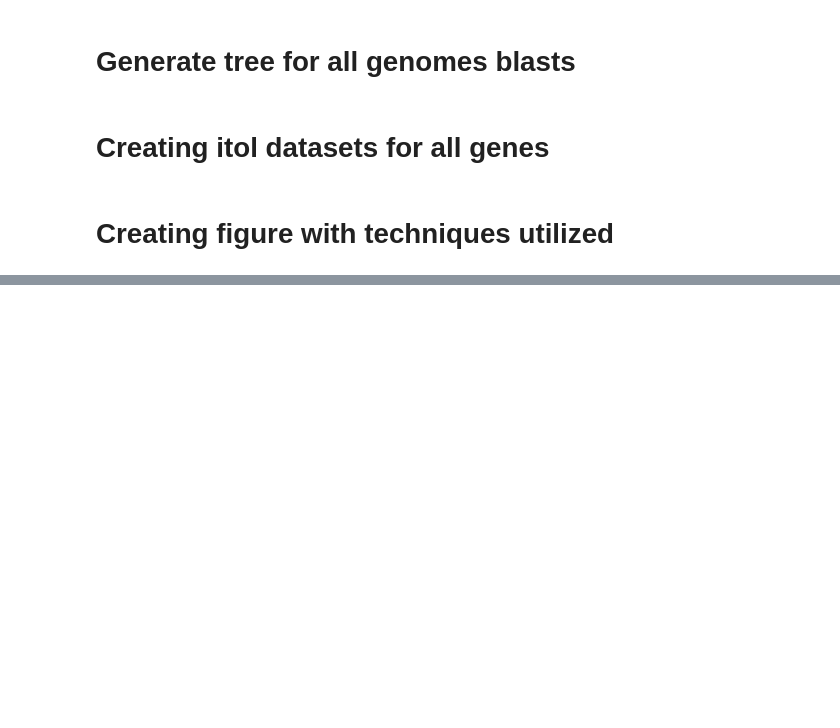
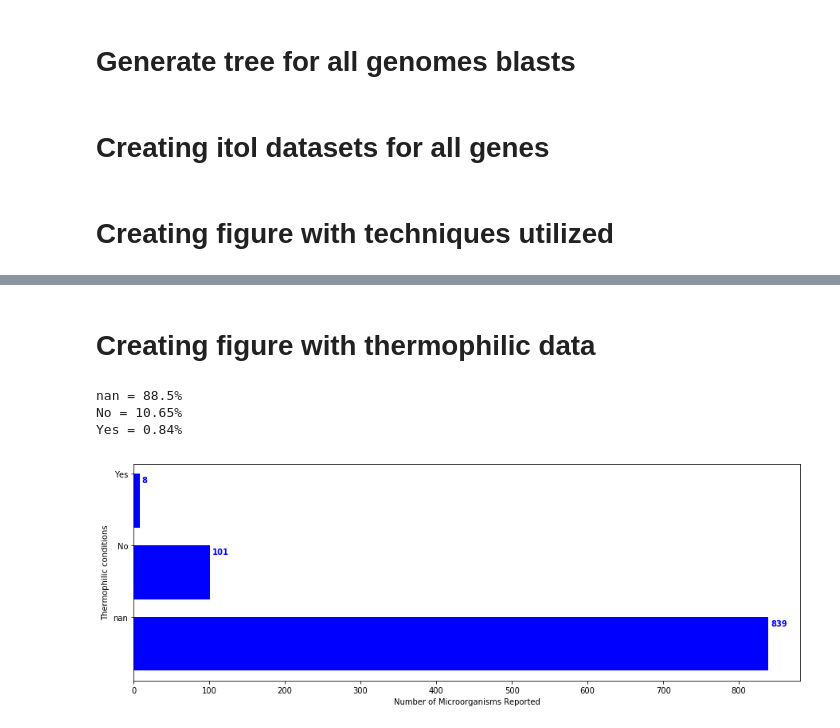
Before and after one commit to VictorGambarini/PlasticDegradersTree, a Jupyter notebook: Tree_tutorial.ipynb, the cells around one changed output, grey strips where cells are left out. Drawn from its saved outputs; the diff is of its cells as text; code cells hidden in the pictures; blank space fills up the shorter version.

```diff
--- a/Tree_tutorial.ipynb
+++ b/Tree_tutorial.ipynb
@@ -1354,0 +1452,41 @@ COD = 0.11%
+# %% [markdown]
+<a id='Creating-figure-with-thermophilic-data'></a>
+# Creating figure with thermophilic data
+# %%
+fig_dict = {}
+count = 0
+
+for index, row in df.iterrows():
+    fig_data = row['Thermophilic conditions']
+    count += 1
+    if fig_data not in fig_dict:
+        fig_dict[fig_data] = 1
+    else:
+        fig_dict[fig_data] += 1
+
+bars, height = [], []
+
+for item,value in sorted(fig_dict.items(), key=lambda x: x[1], reverse=True):
+    print(str(item)+" = "+str(round(((value/count)*100), 2))+"%")
+    bars.append(item)
+    height.append(value)
+
+fig, ax = plt.subplots()
+fig.set_size_inches(15, 5)
+width = 0.75 # the width of the bars
+ind = np.arange(len(height))  # the x locations for the groups
+ax.barh(ind, height, width, color="blue")
+ax.set_yticks(ind+width/2)
+ax.set_yticklabels(bars, minor=False)
+plt.ylabel('Thermophilic conditions')
+plt.xlabel('Number of Microorganisms Reported')
+for i, v in enumerate(height):
+    ax.text(v + 3, i + .25, str(v), color='blue', fontweight='bold')
+
+# Show graphic
+plt.show()
+# %% [output]
+nan = 88.5%
+No = 10.65%
+Yes = 0.84%
+[figure, added]
```
Also changed, not shown: parts of 13 cells of this notebook.
